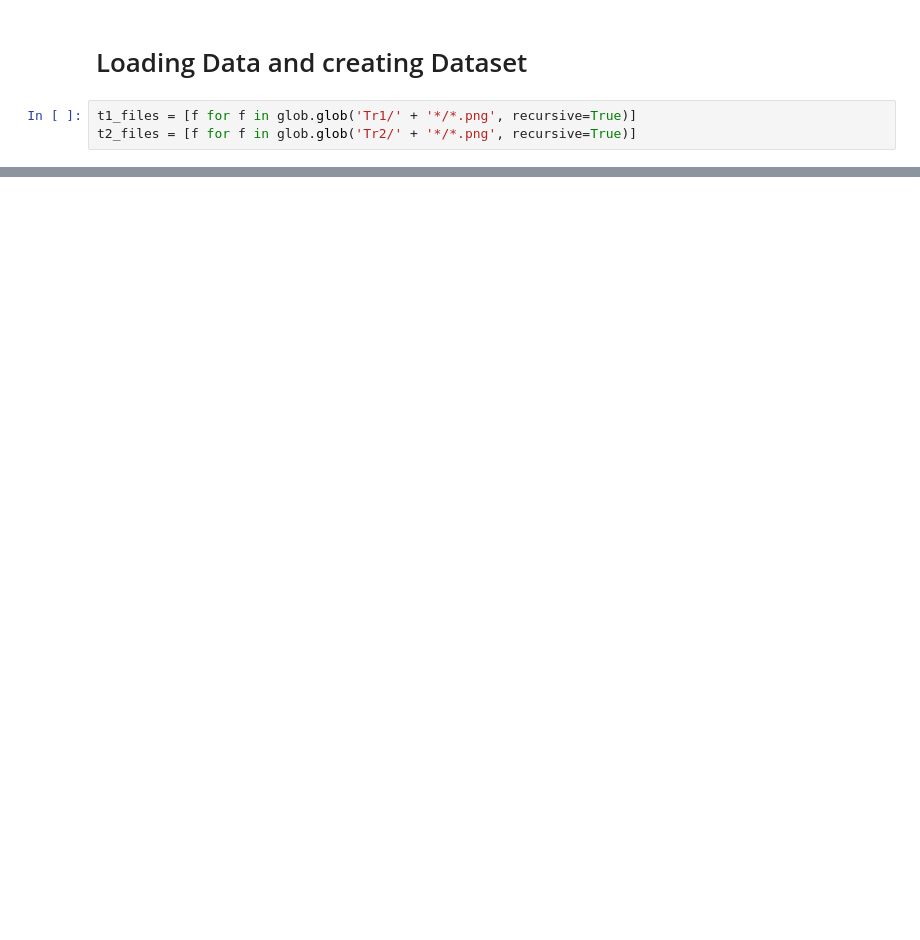
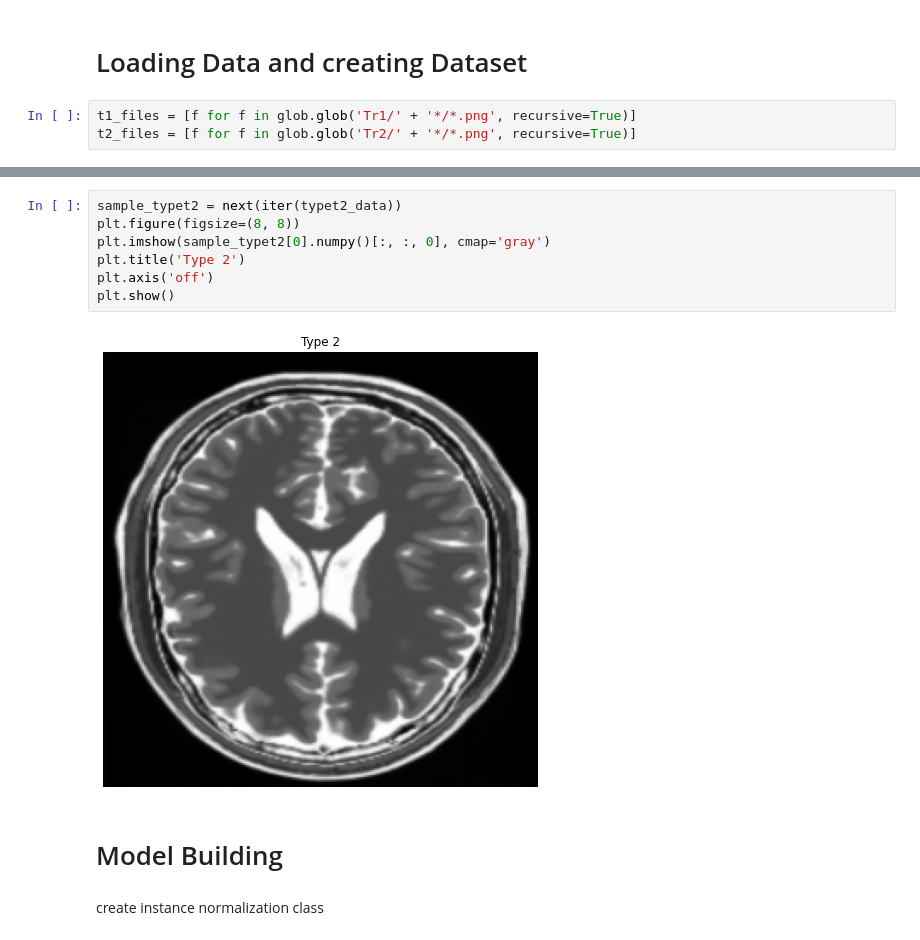
Before and after one commit to rajrathi/image2imageBrainMRI, a Jupyter notebook: model.ipynb, the cells around one changed output, grey strips where cells are left out. Cells and saved outputs as stored; diff of their text form; blank space fills up the shorter version.

```diff
--- a/model.ipynb
+++ b/model.ipynb
@@ -71,0 +104,13 @@ ax2.imshow(imgT2[0])
+# %%
+sample_typet2 = next(iter(typet2_data))
+plt.figure(figsize=(8, 8))
+plt.imshow(sample_typet2[0].numpy()[:, :, 0], cmap='gray')
+plt.title('Type 2')
+plt.axis('off')
+plt.show()
+# %% [output]
+[figure, added]
+# %% [markdown]
+# Model Building
+# %% [markdown]
+create instance normalization class
```
Also changed, not shown: parts of 30 cells of this notebook.
